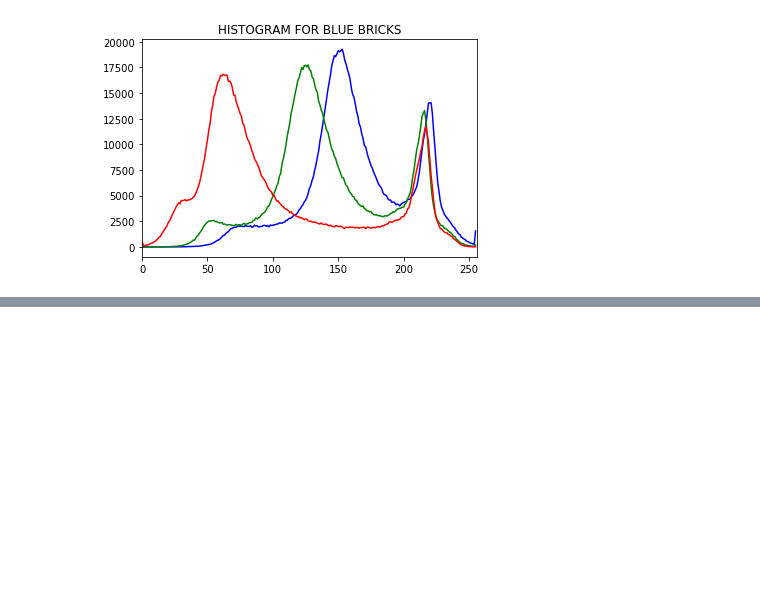
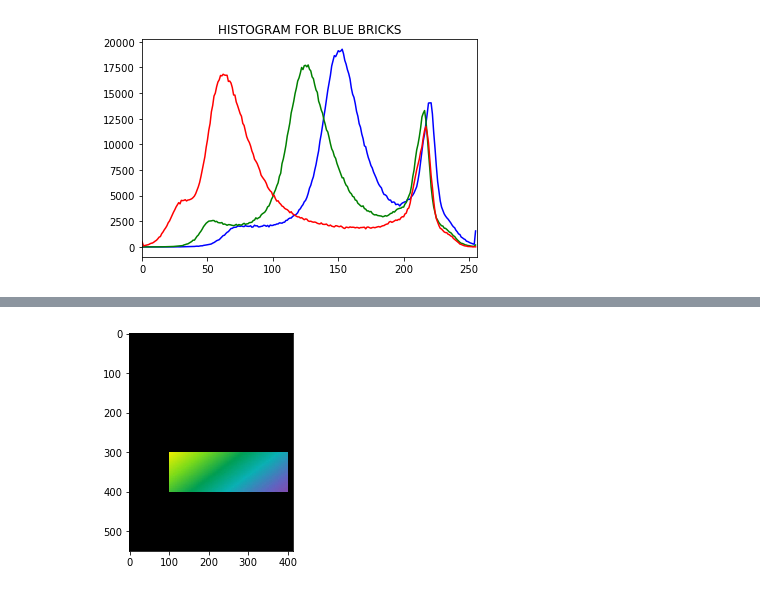
Before and after one commit to Dancan1998/Computer-Vision-Basics, a Jupyter notebook: Histograms.ipynb, the cells around one changed output, grey strips where cells are left out. Cells and saved outputs as stored; diff of their text form; code cells hidden in the pictures; blank space fills up the shorter version.

```diff
--- a/Histograms.ipynb
+++ b/Histograms.ipynb
@@ -47,0 +71,6 @@ plt.title('HISTOGRAM FOR BLUE BRICKS');
+# %%
+show_masked_img = cv2.bitwise_and(show_rainbow, show_rainbow, mask=mask)
+# %%
+plt.imshow(show_masked_img);
+# %% [output]
+[figure, added]
```
Also changed, not shown: parts of 12 cells of this notebook.
